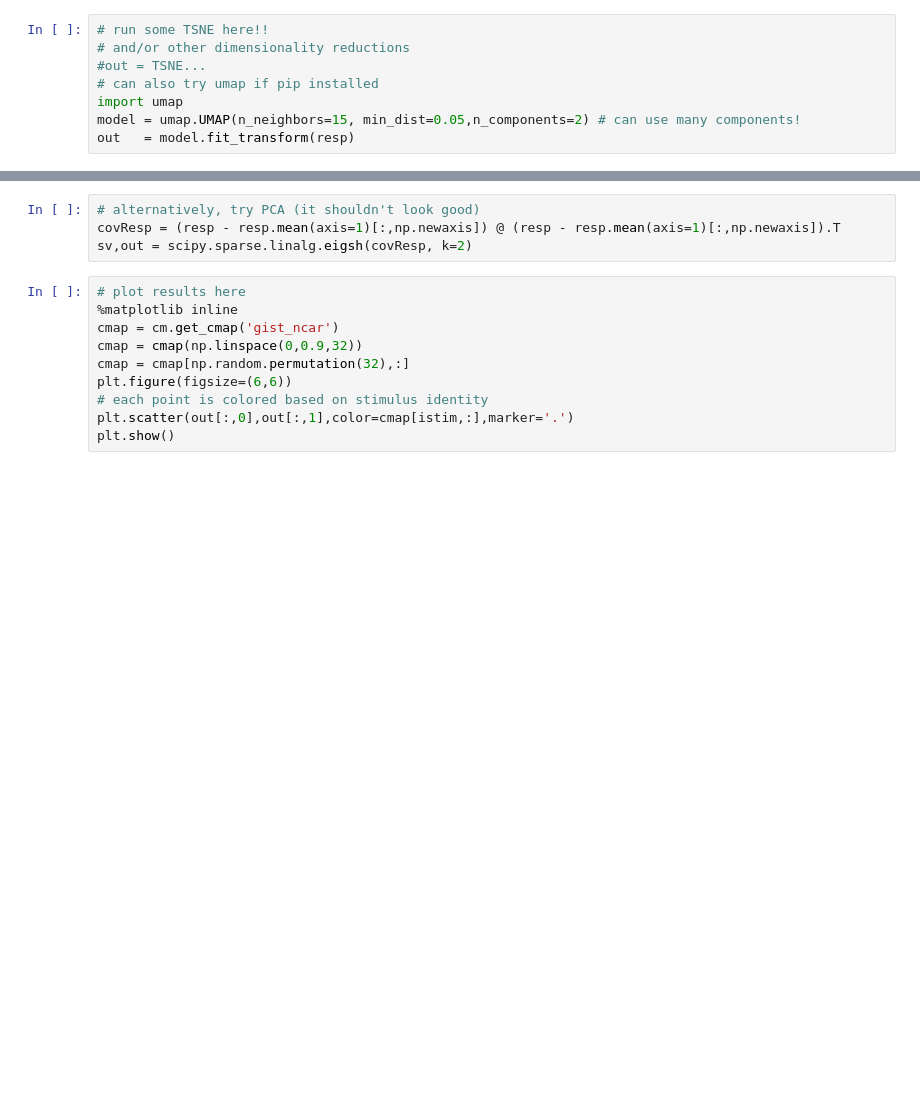
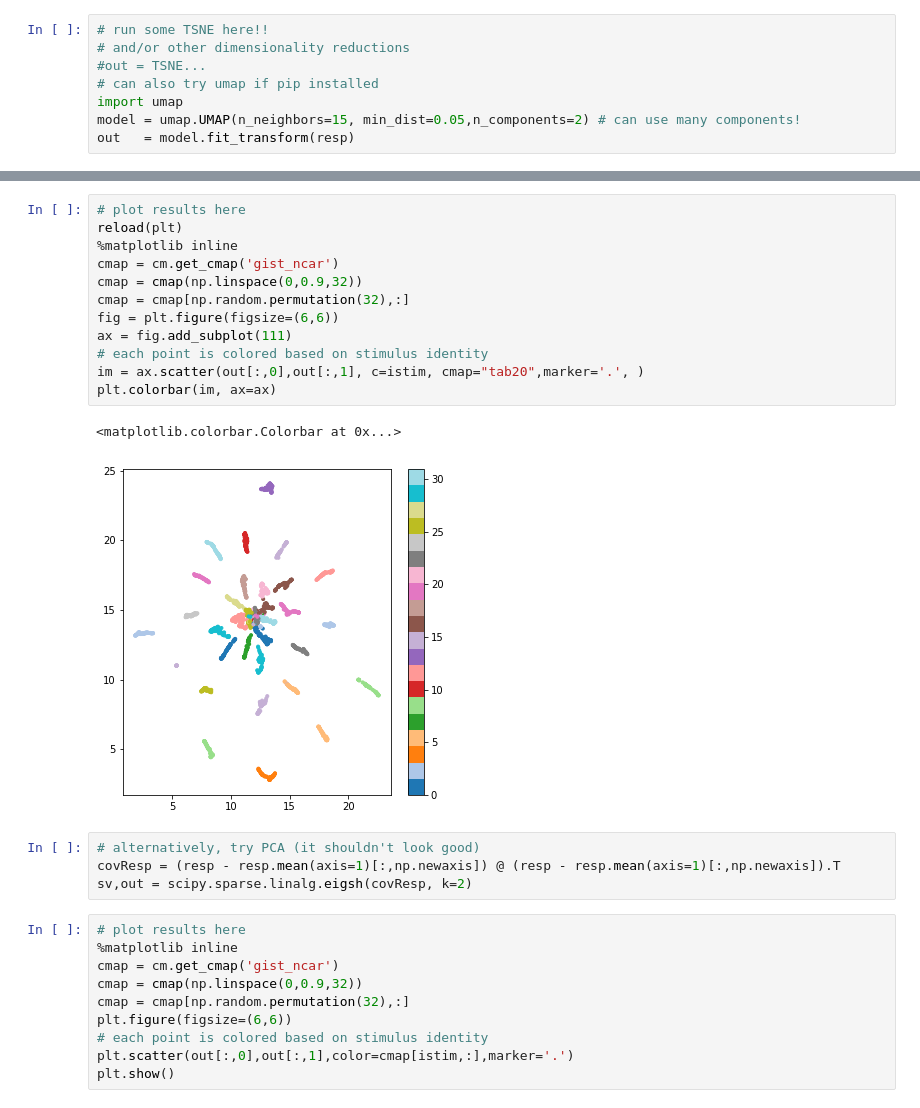
Before and after one commit to david-hoffman/JaneliaMLCourse, a Jupyter notebook: lecture_5/lecture5_tutorial.ipynb, the cells around one changed output, grey strips where cells are left out. Cells and saved outputs as stored; diff of their text form; blank space fills up the shorter version.

```diff
--- a/lecture_5/lecture5_tutorial.ipynb
+++ b/lecture_5/lecture5_tutorial.ipynb
@@ -194,3 +222,18 @@ out   = model.fit_transform(resp)
+# %%
+# plot results here
+reload(plt)
+%matplotlib inline
+cmap = cm.get_cmap('gist_ncar')
+cmap = cmap(np.linspace(0,0.9,32))
+cmap = cmap[np.random.permutation(32),:]
+fig = plt.figure(figsize=(6,6))
+ax = fig.add_subplot(111)
+# each point is colored based on stimulus identity
+im = ax.scatter(out[:,0],out[:,1], c=istim, cmap="tab20",marker='.', )
+plt.colorbar(im, ax=ax)
+# %% [output]
+<matplotlib.colorbar.Colorbar at 0x...>
+[figure, added]
 # %%
 # alternatively, try PCA (it shouldn't look good)
 covResp = (resp - resp.mean(axis=1)[:,np.newaxis]) @ (resp - resp.mean(axis=1)[:,np.newaxis]).T
```
Also changed, not shown: parts of 13 cells of this notebook, 1 other file.
